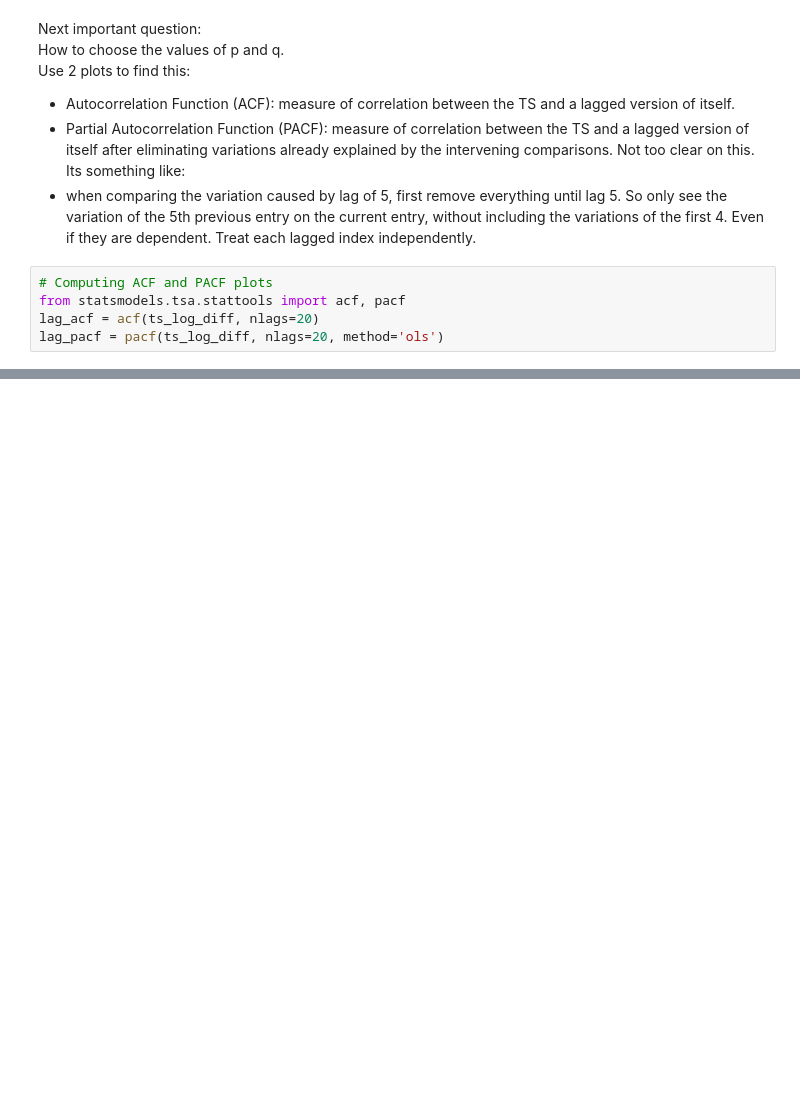
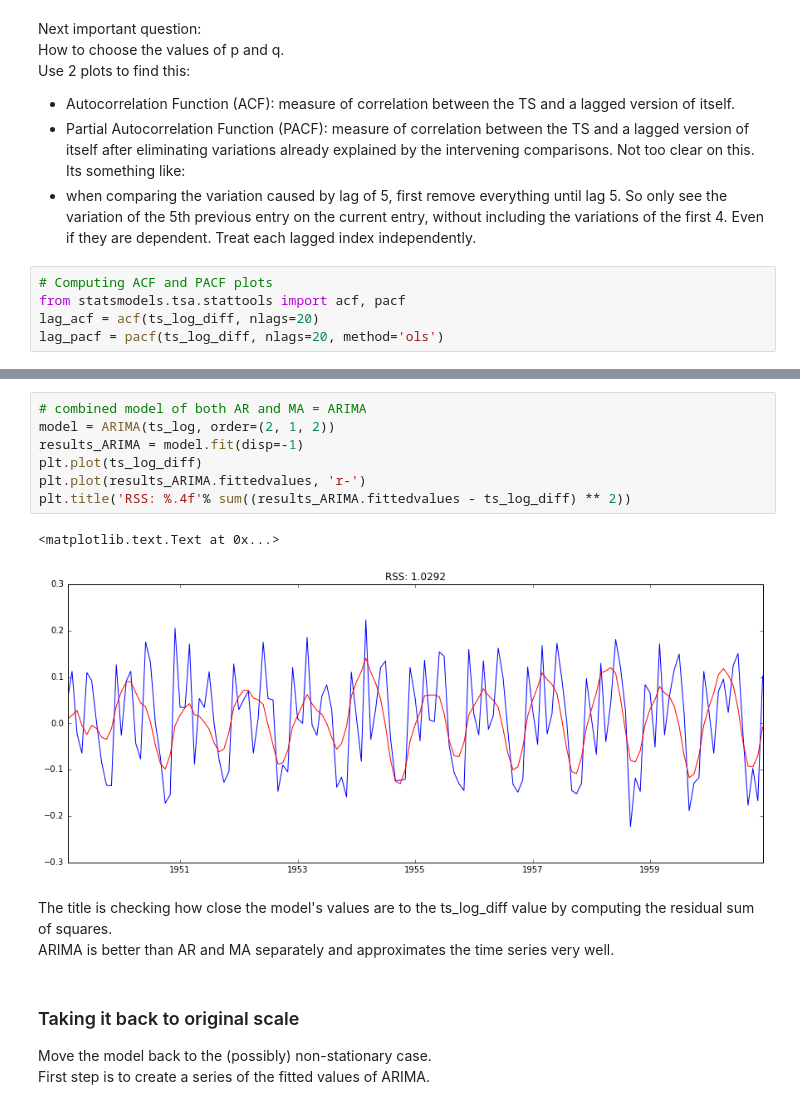
Before and after one commit to YangYanyan1020/bigdata_analytics, a Jupyter notebook: playground/statsmodels-nb.ipynb, the cells around one changed output, grey strips where cells are left out. Saved outputs shown, nothing was run; the diff lists cells and outputs as text; blank space fills up the shorter version.

```diff
--- a/playground/statsmodels-nb.ipynb
+++ b/playground/statsmodels-nb.ipynb
@@ -530,0 +536,17 @@ plt.title('PACF')
+# %%
+# combined model of both AR and MA = ARIMA
+model = ARIMA(ts_log, order=(2, 1, 2))
+results_ARIMA = model.fit(disp=-1)
+plt.plot(ts_log_diff)
+plt.plot(results_ARIMA.fittedvalues, 'r-')
+plt.title('RSS: %.4f'% sum((results_ARIMA.fittedvalues - ts_log_diff) ** 2))
+# %% [output]
+<matplotlib.text.Text at 0x...>
+[figure, added]
+# %% [markdown]
+The title is checking how close the model's values are to the ts_log_diff value by computing the residual sum of squares.
+ARIMA is better than AR and MA separately and approximates the time series very well.
+# %% [markdown]
+### Taking it back to original scale
+Move the model back to the (possibly) non-stationary case.
+First step is to create a series of the fitted values of ARIMA.
```
Also changed, not shown: parts of 13 cells of this notebook, 2 other files.
